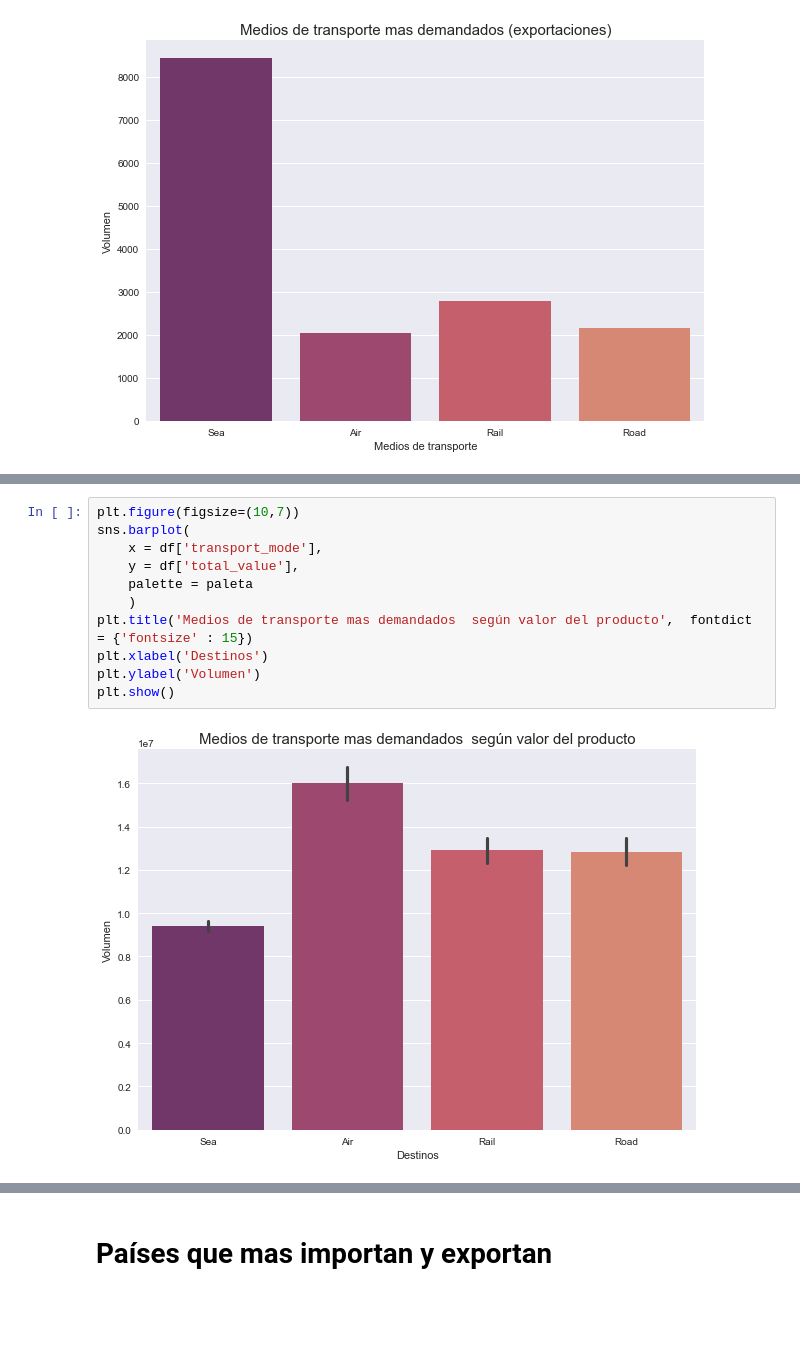
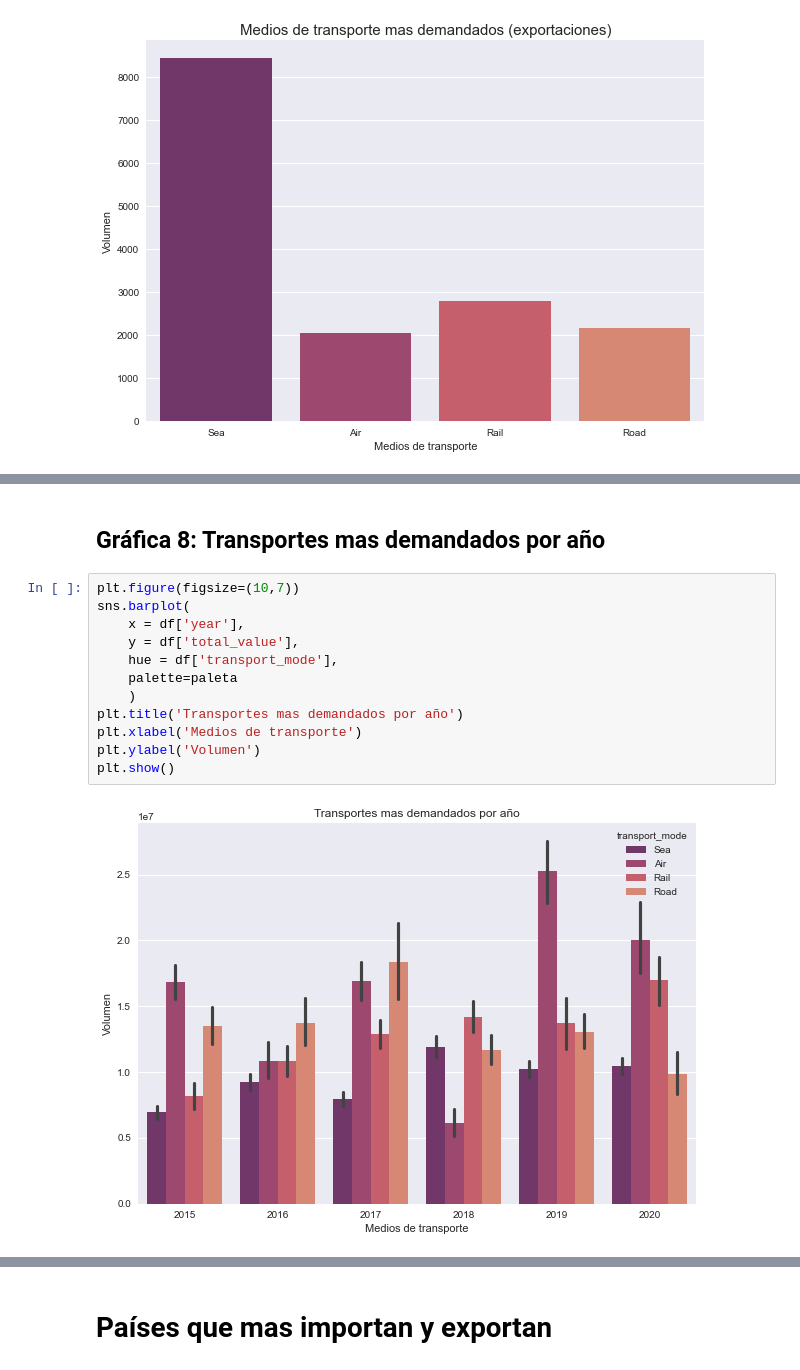
Before and after one commit to josue-islas/EmTech_2, a Jupyter notebook: Notebooks/ISLAS_GASRCILAZO_JOSUE_SABDIEL_PROYECTO.ipynb, the cells around one changed output, grey strips where cells are left out. Saved outputs shown, nothing was run; the diff lists cells and outputs as text; blank space fills up the shorter version.

```diff
--- a/Notebooks/ISLAS_GASRCILAZO_JOSUE_SABDIEL_PROYECTO.ipynb
+++ b/Notebooks/ISLAS_GASRCILAZO_JOSUE_SABDIEL_PROYECTO.ipynb
@@ -425,13 +386,16 @@ plt.show()
+# %% [markdown]
+## Gráfica 8: Transportes mas demandados por año
 # %%
 plt.figure(figsize=(10,7))
 sns.barplot(
-    x = df['transport_mode'],
+    x = df['year'],
     y = df['total_value'],
-    palette = paleta
+    hue = df['transport_mode'],
+    palette=paleta
     )
-plt.title('Medios de transporte mas demandados  según valor del producto',  fontdict = {'fontsize' : 15})
-plt.xlabel('Destinos')
+plt.title('Transportes mas demandados por año')
+plt.xlabel('Medios de transporte')
 plt.ylabel('Volumen')
 plt.show()
 # %% [output]
-[figure, old version]
+[figure, new version]
```
Also changed, not shown: parts of 57 cells of this notebook.
